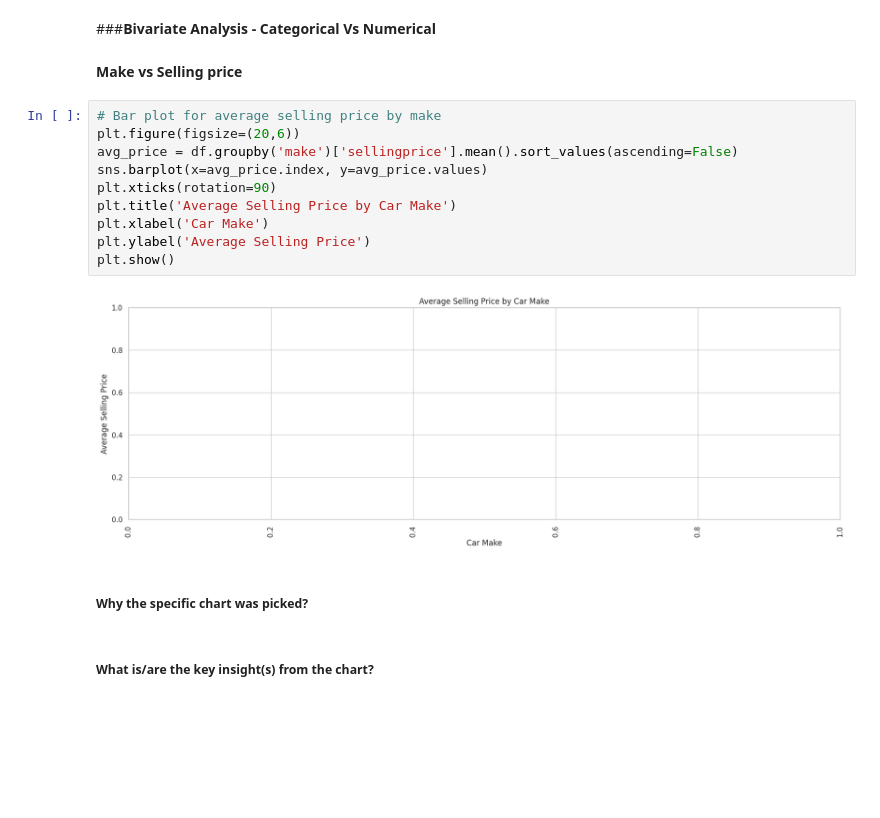
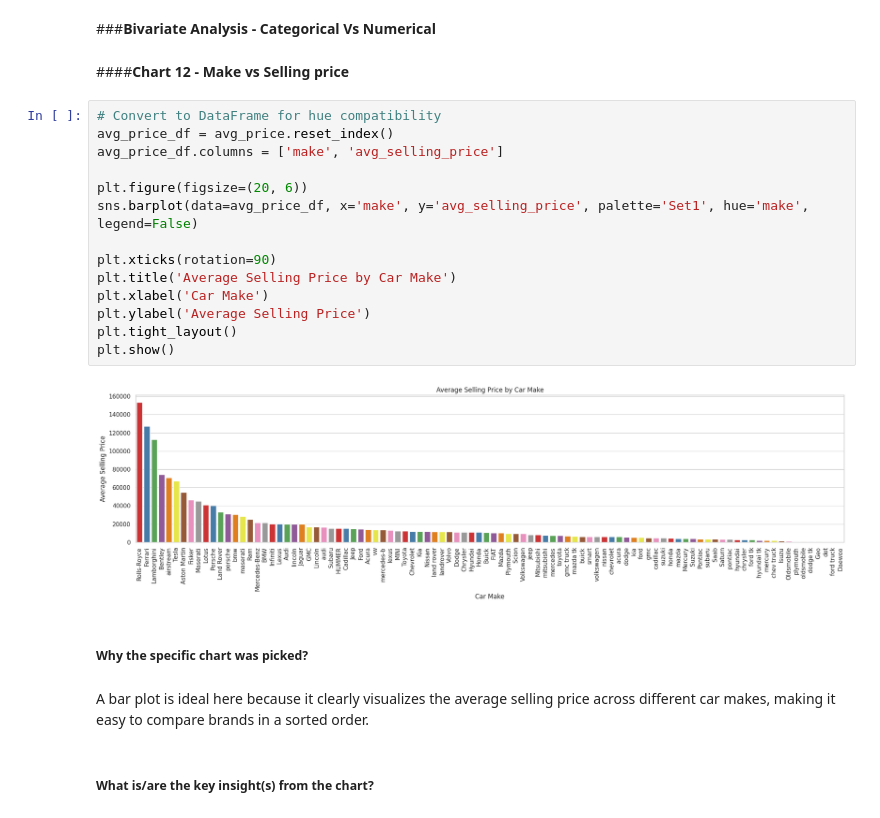
Before and after one commit to Sagarjain93/car_prices, a Jupyter notebook: car_prices.ipynb, the cells around one changed output. Saved outputs shown, nothing was run; the diff lists cells and outputs as text; blank space fills up the shorter version.

Commit message:
Completed Bivariate Analysis Numerical vs Categorical Columns

```diff
--- a/car_prices.ipynb
+++ b/car_prices.ipynb
@@ -988,20 +1021,26 @@ plt.show()
 # %% [markdown]
 ###**Bivariate Analysis  - Categorical Vs Numerical**
 # %% [markdown]
-**Make vs Selling price**
+####**Chart 12 - Make vs Selling price**
 # %%
-# Bar plot for average selling price by make
-plt.figure(figsize=(20,6))
-avg_price = df.groupby('make')['sellingprice'].mean().sort_values(ascending=False)
-sns.barplot(x=avg_price.index, y=avg_price.values)
+# Convert to DataFrame for hue compatibility
+avg_price_df = avg_price.reset_index()
+avg_price_df.columns = ['make', 'avg_selling_price']
+
+plt.figure(figsize=(20, 6))
+sns.barplot(data=avg_price_df, x='make', y='avg_selling_price', palette='Set1', hue='make', legend=False)
+
 plt.xticks(rotation=90)
 plt.title('Average Selling Price by Car Make')
 plt.xlabel('Car Make')
 plt.ylabel('Average Selling Price')
+plt.tight_layout()
 plt.show()
 # %% [output]
-[figure, old version]
+[figure, new version]
 # %% [markdown]
 ##### **Why the specific chart was picked?**
+# %% [markdown]
+A bar plot is ideal here because it clearly visualizes the average selling price across different car makes, making it easy to compare brands in a sorted order.
 # %% [markdown]
 ##### **What is/are the key insight(s) from the chart?**
```
Also changed, not shown: parts of 60 cells of this notebook.
